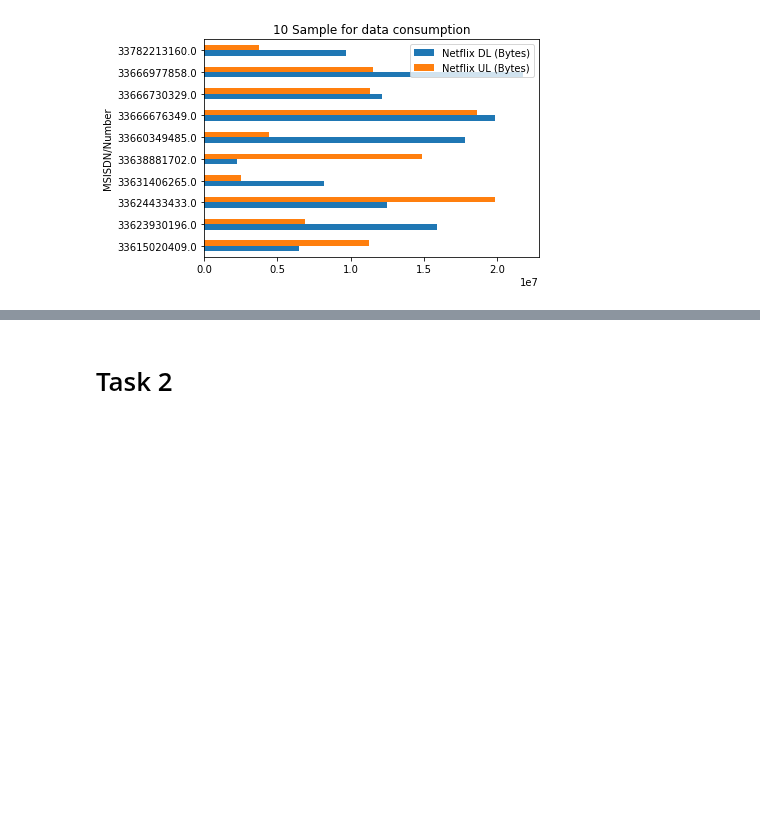
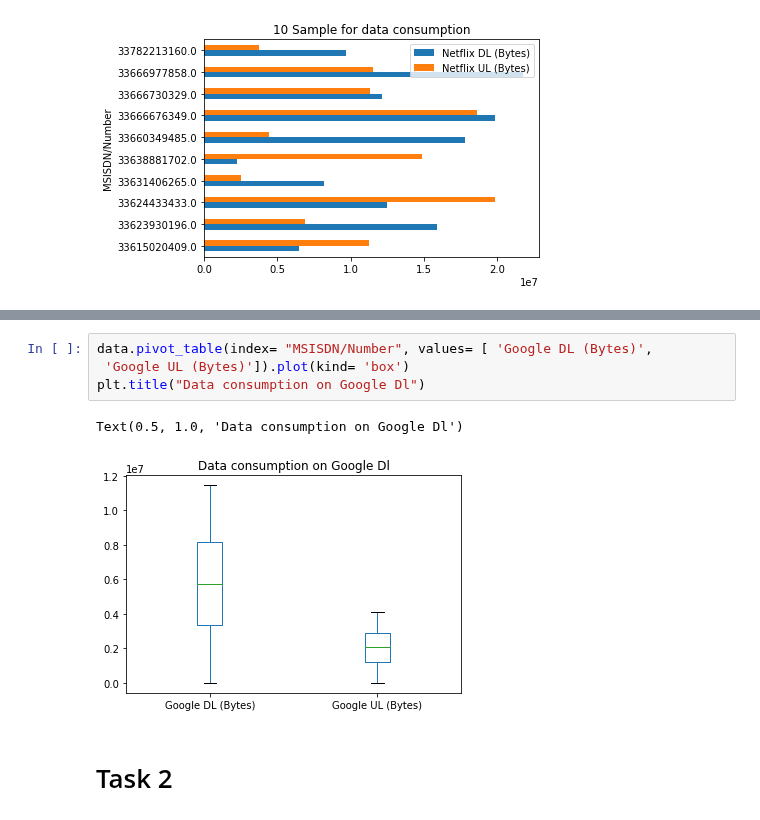
Before and after one commit to comsavvy/Data-analysis-for-business, a Jupyter notebook: Data analysis1.ipynb, the cells around one changed output, grey strips where cells are left out. Drawn from its saved outputs; the diff is of its cells as text; blank space fills up the shorter version.

```diff
--- a/Data analysis1.ipynb
+++ b/Data analysis1.ipynb
@@ -302,3 +309,10 @@ Text(0.5, 1.0, '10 Sample for data consumption')
+# %%
+data.pivot_table(index= "MSISDN/Number", values= [ 'Google DL (Bytes)',
+ 'Google UL (Bytes)']).plot(kind= 'box')
+plt.title("Data consumption on Google Dl")
+# %% [output]
+Text(0.5, 1.0, 'Data consumption on Google Dl')
+[figure, added]
 # %% [markdown]
 # Task 2
 # %% [markdown]
```
Also changed, not shown: parts of 2 cells of this notebook.
